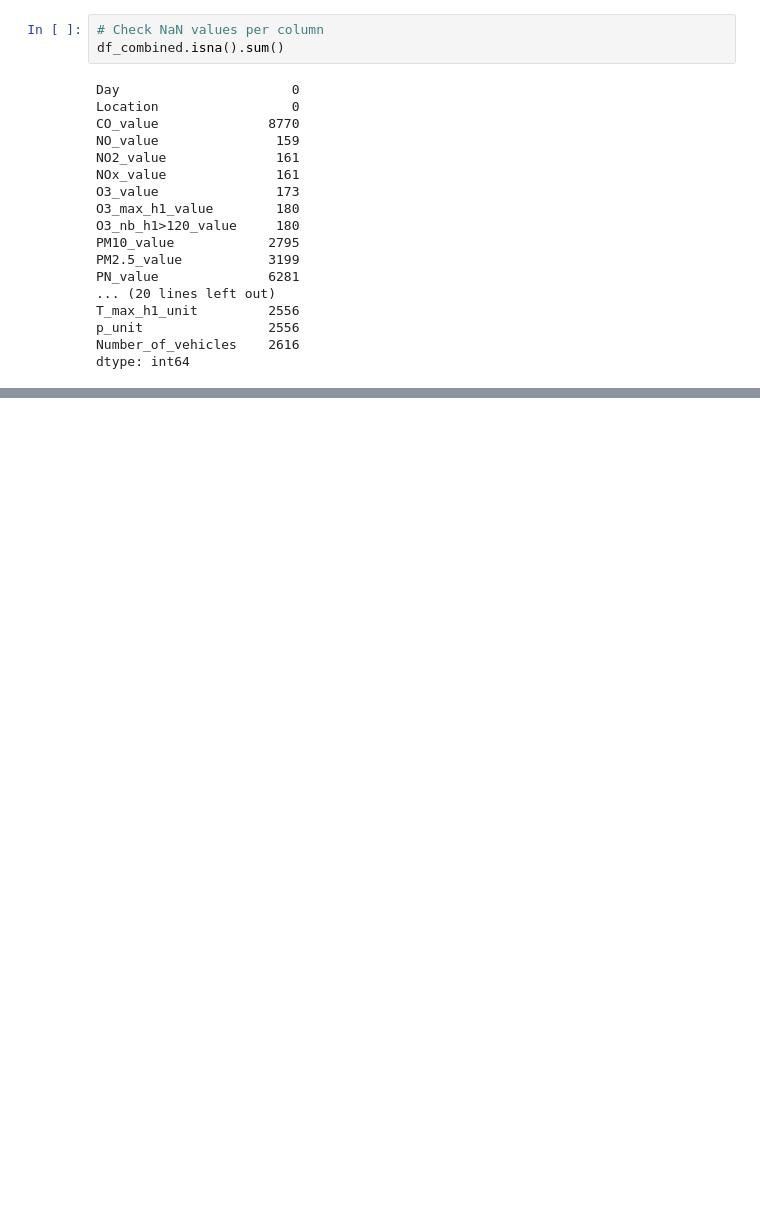
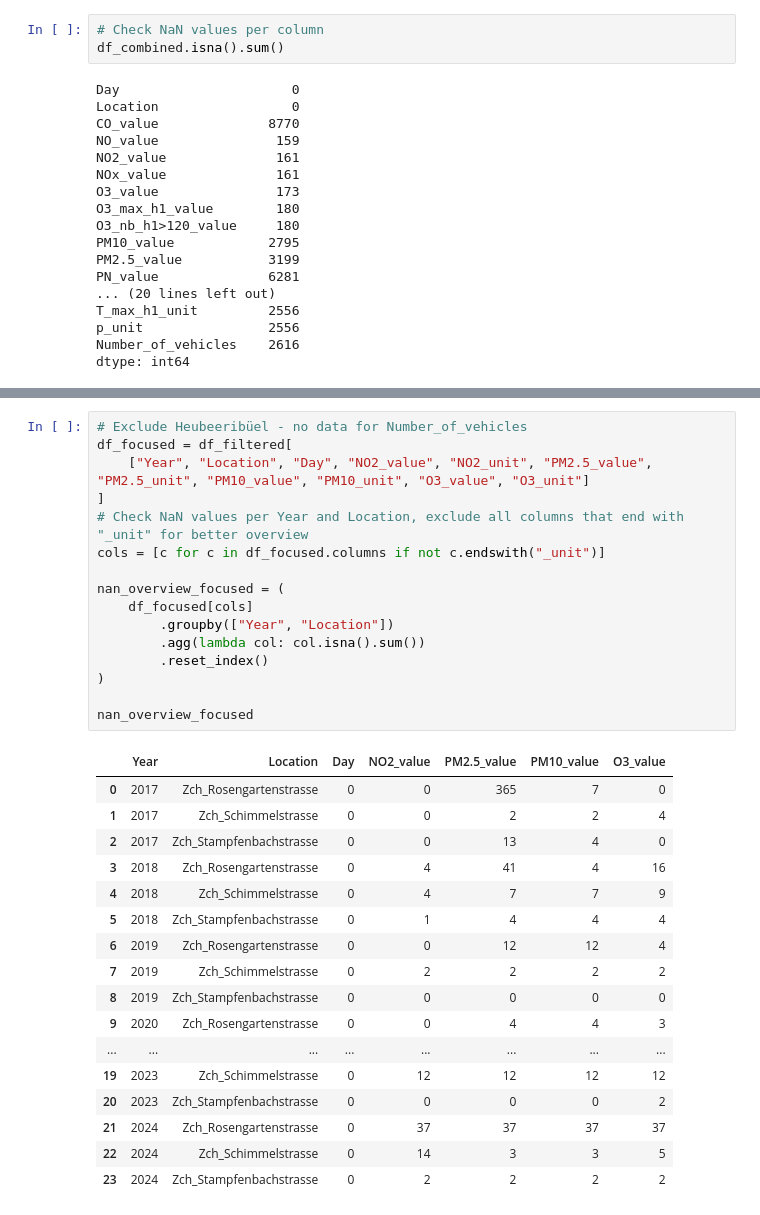
Before and after one commit to JitkaRantanen/AS2025_CO2-GroupProject, a Jupyter notebook: test_Jitka.ipynb, the cells around one changed output, grey strips where cells are left out. Drawn from its saved outputs; the diff is of its cells as text; blank space fills up the shorter version.

```diff
--- a/test_Jitka.ipynb
+++ b/test_Jitka.ipynb
@@ -401,0 +460,34 @@ Length: 9033, dtype: int64
+# %%
+# Exclude Heubeeribüel - no data for Number_of_vehicles
+df_focused = df_filtered[
+    ["Year", "Location", "Day", "NO2_value", "NO2_unit", "PM2.5_value", "PM2.5_unit", "PM10_value", "PM10_unit", "O3_value", "O3_unit"]
+]
+# Check NaN values per Year and Location, exclude all columns that end with "_unit" for better overview
+cols = [c for c in df_focused.columns if not c.endswith("_unit")]
+
+nan_overview_focused = (
+    df_focused[cols]
+        .groupby(["Year", "Location"])
+        .agg(lambda col: col.isna().sum())
+        .reset_index()
+)
+
+nan_overview_focused
+# %% [output]
+|  | Year | Location | Day | NO2_value | PM2.5_value | PM10_value | O3_value |
+| 0 | 2017 | Zch_Rosengartenstrasse | 0 | 0 | 365 | 7 | 0 |
+| 1 | 2017 | Zch_Schimmelstrasse | 0 | 0 | 2 | 2 | 4 |
+| 2 | 2017 | Zch_Stampfenbachstrasse | 0 | 0 | 13 | 4 | 0 |
+| 3 | 2018 | Zch_Rosengartenstrasse | 0 | 4 | 41 | 4 | 16 |
+| 4 | 2018 | Zch_Schimmelstrasse | 0 | 4 | 7 | 7 | 9 |
+| 5 | 2018 | Zch_Stampfenbachstrasse | 0 | 1 | 4 | 4 | 4 |
+| 6 | 2019 | Zch_Rosengartenstrasse | 0 | 0 | 12 | 12 | 4 |
+| 7 | 2019 | Zch_Schimmelstrasse | 0 | 2 | 2 | 2 | 2 |
+| 8 | 2019 | Zch_Stampfenbachstrasse | 0 | 0 | 0 | 0 | 0 |
+| 9 | 2020 | Zch_Rosengartenstrasse | 0 | 0 | 4 | 4 | 3 |
+| ... | ... | ... | ... | ... | ... | ... | ... |
+| 19 | 2023 | Zch_Schimmelstrasse | 0 | 12 | 12 | 12 | 12 |
+| 20 | 2023 | Zch_Stampfenbachstrasse | 0 | 0 | 0 | 0 | 2 |
+| 21 | 2024 | Zch_Rosengartenstrasse | 0 | 37 | 37 | 37 | 37 |
+| 22 | 2024 | Zch_Schimmelstrasse | 0 | 14 | 3 | 3 | 5 |
+| 23 | 2024 | Zch_Stampfenbachstrasse | 0 | 2 | 2 | 2 | 2 |
```
Also changed, not shown: parts of 5 cells of this notebook, 4 other files.
